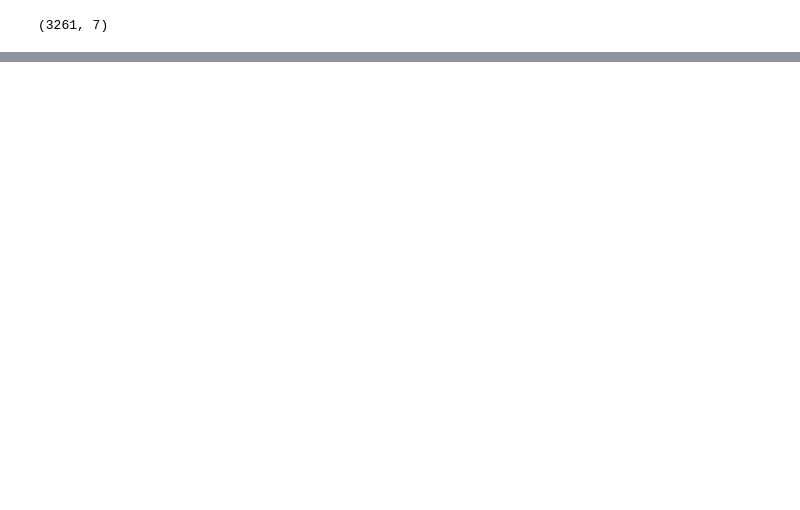
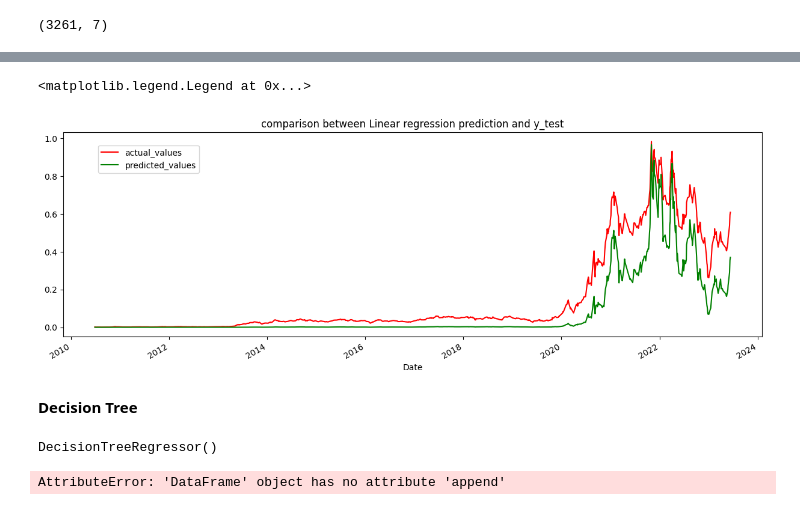
Before and after one commit to kinged0043/PremierProject1, a Jupyter notebook: projectnotebook.ipynb, the cells around one changed output, grey strips where cells are left out. Saved outputs shown, nothing was run; the diff lists cells and outputs as text; code cells hidden in the pictures; blank space fills up the shorter version.

```diff
--- a/projectnotebook.ipynb
+++ b/projectnotebook.ipynb
@@ -97,0 +192,6 @@ data.shape
+# %%
+scaler = MinMaxScaler()
+normalized_df = pd.DataFrame(scaler.fit_transform(df), columns=df.columns)
+normalized_df['Date'] = date_col
+normalized_df.set_index('Date', inplace =True)
+normalized_df.head()
@@ -97,0 +216,6 @@ data.shape
+# %%
+# Dropping the columns High and Low due to multicollinearity, Close as it is the response variable and Adj Close as it is identical to Close.
+X = normalized_df.drop(['Close','High','Low','Adj Close'],axis =1)
+y = normalized_df['Close']
+# splittig the data
+X_train, X_test, y_train, y_test =train_test_split(X,y,test_size =0.3, random_state =42)
@@ -97,0 +259,7 @@ data.shape
+# %%
+linear_model = LinearRegression()
+
+#Fitting the model to the training dataset
+linear_model.fit(X_train, y_train)
+#Obtaining predictions
+predicted_values = linear_model.predict(X_test)
@@ -97,0 +280,4 @@ data.shape
+# %%
+lreg_df = pd.DataFrame(data ={"actual_values": y_test, "predictions":predicted_values})
+lreg_df.sort_index(ascending=True, inplace=True)
+lreg_df
@@ -97,0 +299,16 @@ data.shape
+# %%
+plt.figure(figsize=(15,5))
+lreg_df['actual_values'].plot(color='red', label='actual_values')
+lreg_df['predictions'].plot(color='green', label='predicted_values')
+plt.title("comparison between Linear regression prediction and y_test")
+plt.legend(loc =(0.05,0.8))
+# %% [output]
+<matplotlib.legend.Legend at 0x...>
+[figure, added]
+# %% [markdown]
+**Decision Tree**
+# %%
+DecisionTree_model = DecisionTreeRegressor()
+DecisionTree_model.fit(X_train,y_train)
+# %% [output]
+DecisionTreeRegressor()
@@ -97,0 +324,7 @@ data.shape
+# %%
+model_results = pd.DataFrame([['Decision Tree regression', mae, mse, rmse, rss,r_squared]],
+               columns = ['Model', 'MAE', 'MSE', 'RMSE', 'RSS','r2_score'])
+
+results = results.append(model_results, ignore_index=True)
+# %% [output]
+AttributeError: 'DataFrame' object has no attribute 'append'
```
Also changed, not shown: parts of 57 cells of this notebook, 1 other file.
